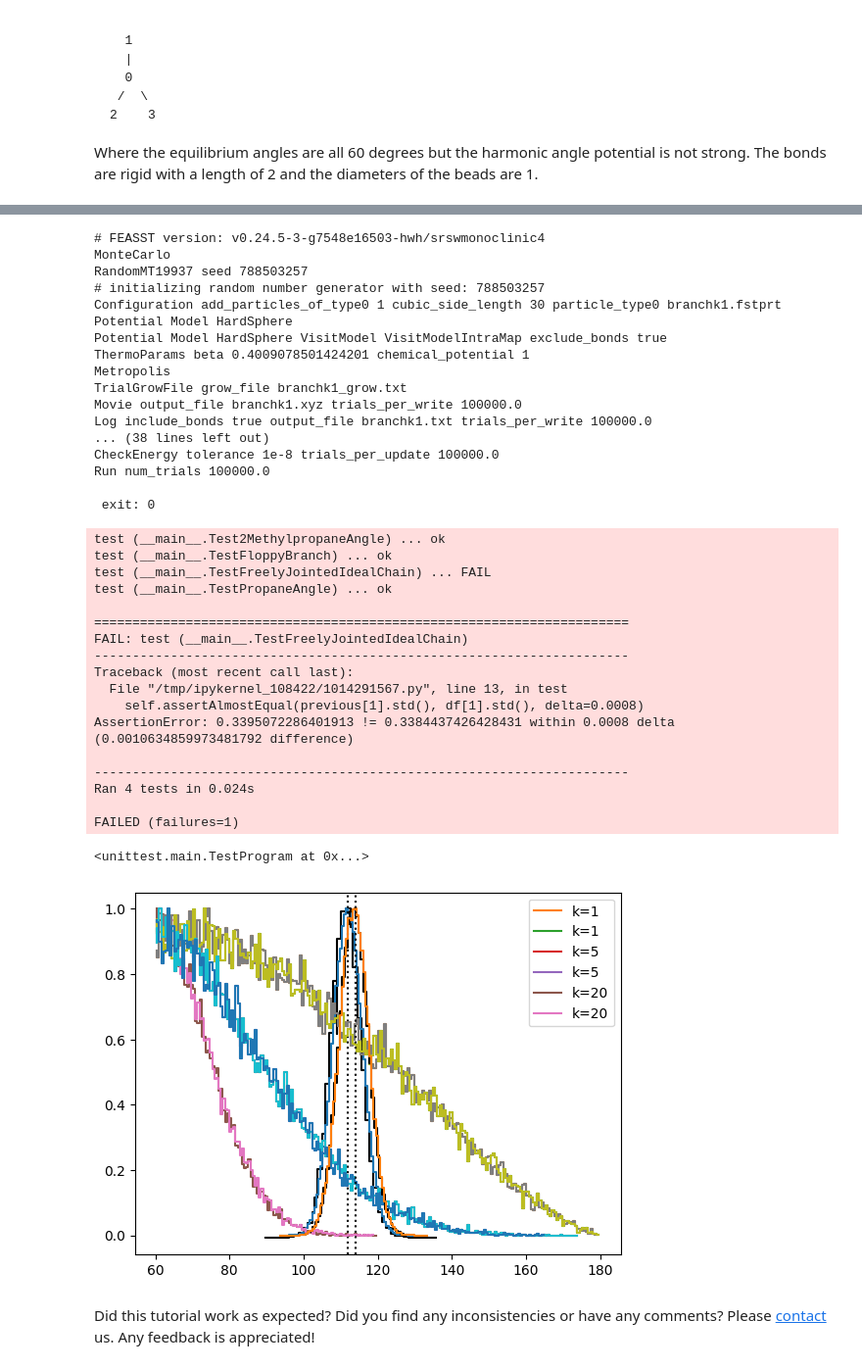
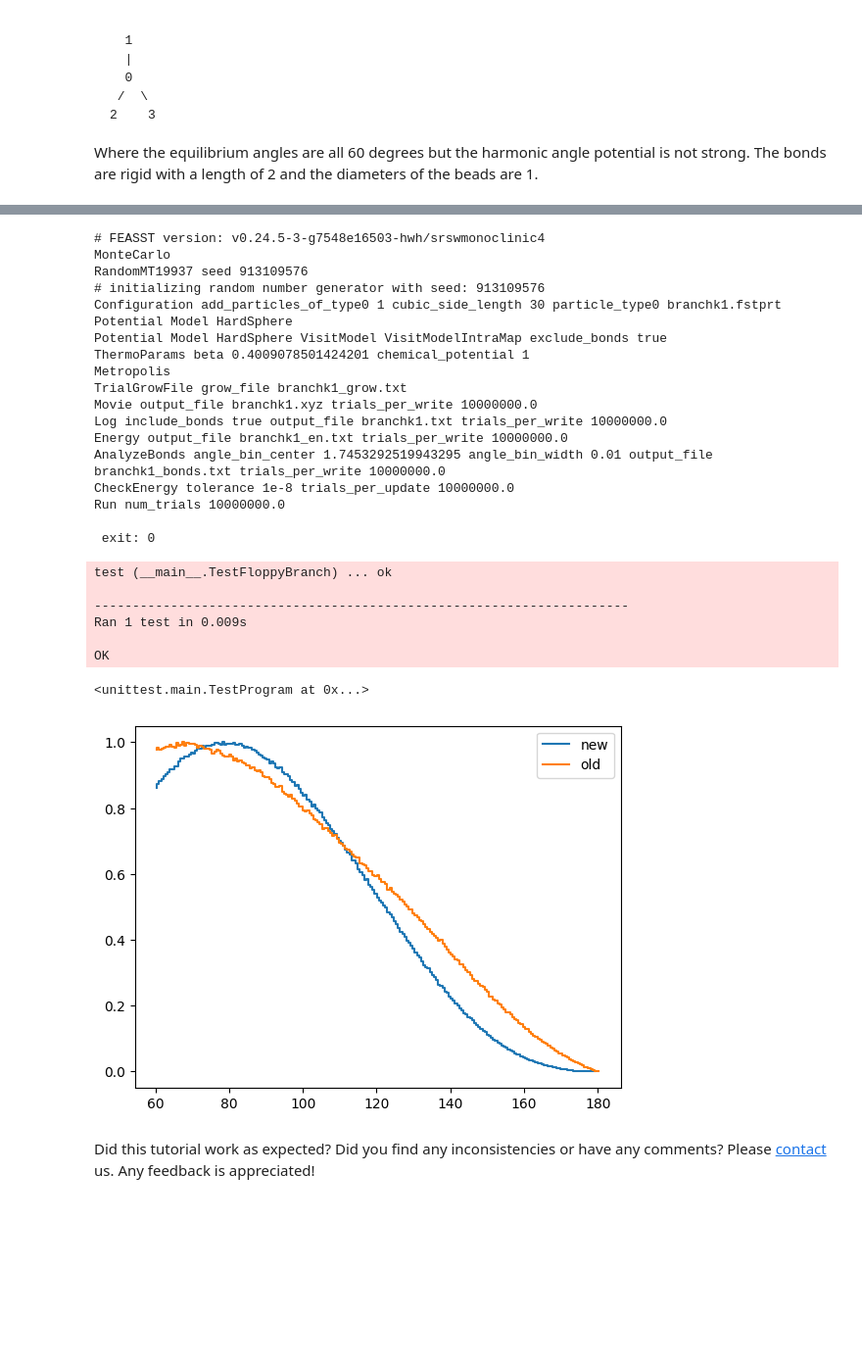
Before and after one commit to hhatch/feasst, a Jupyter notebook: plugin/chain/tutorial/tutorial_5_branching.ipynb, the cells around one changed output, grey strips where cells are left out. Shown at 98% size. Drawn from its saved outputs; the diff is of its cells as text; code cells hidden in the pictures; blank space fills up the shorter version.

```diff
--- a/plugin/chain/tutorial/tutorial_5_branching.ipynb
+++ b/plugin/chain/tutorial/tutorial_5_branching.ipynb
@@ -123,6 +123,7 @@ Run num_trials {production}
     with open('script.log', 'r') as file: print(file.read(), '\n', 'exit:', syscode)
 # %%
 params['prefix'] = params['molecule'] = 'propane'
+params['production'] = params['trials_per'] = 1e7
 run_sim(params)
 # %% [output]
 # FEASST version: v0.24.5-3-g7548e16503-hwh/srswmonoclinic4
@@ -168,5 +169,6 @@ OK
 # %%
 params['prefix'] = params['molecule'] = '2-methylpropane'
+params['production'] = params['trials_per'] = 1e5
 run_sim(params)
 # %% [output]
 # FEASST version: v0.24.5-3-g7548e16503-hwh/srswmonoclinic4
@@ -213,68 +215,59 @@ OK
 # %%
 # run simulations
-ks = [1, 5, 20]
+ks = [1]
 for k in ks:
     params['k'] = k
     params['prefix'] = "branchk" + str(params['k'])
     params['molecule'] = 'floppy_branch'
+    params['production'] = params['trials_per'] = 1e7
     run_sim(params)
 # %% [output]
 # FEASST version: v0.24.5-3-g7548e16503-hwh/srswmonoclinic4
 MonteCarlo
-RandomMT19937 seed 788503257
-# initializing random number generator with seed: 788503257
+RandomMT19937 seed 913109576
+# initializing random number generator with seed: 913109576
 Configuration add_particles_of_type0 1 cubic_side_length 30 particle_type0 branchk1.fstprt
 Potential Model HardSphere
 Potential Model HardSphere VisitModel VisitModelIntraMap exclude_bonds true
 ThermoParams beta 0.4009078501424201 chemical_potential 1
 Metropolis
 TrialGrowFile grow_file branchk1_grow.txt
-Movie output_file branchk1.xyz trials_per_write 100000.0
-Log include_bonds true output_file branchk1.txt trials_per_write 100000.0
-... (38 lines left out)
-CheckEnergy tolerance 1e-8 trials_per_update 100000.0
-Run num_trials 100000.0
+Movie output_file branchk1.xyz trials_per_write 10000000.0
+Log include_bonds true output_file branchk1.txt trials_per_write 10000000.0
+Energy output_file branchk1_en.txt trials_per_write 10000000.0
+AnalyzeBonds angle_bin_center 1.7453292519943295 angle_bin_width 0.01 output_file branchk1_bonds.txt trials_per_write 10000000.0
+CheckEnergy tolerance 1e-8 trials_per_update 10000000.0
+Run num_trials 10000000.0
 
  exit: 0
 # %%
 class TestFloppyBranch(unittest.TestCase):
     def test(self):
         for k in ks:
             params['k'] = k
             update_params(params)
             df = pd.read_csv("branchk"+str(k)+'_bonds.txt', skiprows=10, header=None)
             #print(df)
             #plt.axvline(60, color='black', linestyle='dotted')
             previous = pd.read_csv('../test/data/branchk'+str(k)+'_bonds.txt', skiprows=10, header=None)
             for d in [df, previous]:
                 d[1] /= d[1].max()
             self.assertAlmostEqual(previous[1].mean(), df[1].mean(), delta=0.08)
             self.assertAlmostEqual(previous[1].std(), df[1].std(), delta=0.08)
-            plt.step(df[0]/np.pi*180, df[1], label='k='+str(k))
-            plt.step(previous[0]/np.pi*180, previous[1], label='k='+str(k))
+            plt.step(df[0]/np.pi*180, df[1], label='new')#'k='+str(k))
+            plt.step(previous[0]/np.pi*180, previous[1], label='old')#'k='+str(k))
 
         plt.legend()
 
 unittest.main(argv=[''], verbosity=2, exit=False)
 # %% [output]
-test (__main__.Test2MethylpropaneAngle) ... ok
 test (__main__.TestFloppyBranch) ... ok
-test (__main__.TestFreelyJointedIdealChain) ... FAIL
-test (__main__.TestPropaneAngle) ... ok
-
-======================================================================
-FAIL: test (__main__.TestFreelyJointedIdealChain)
-----------------------------------------------------------------------
-Traceback (most recent call last):
-  File "/tmp/ipykernel_108422/1014291567.py", line 13, in test
-    self.assertAlmostEqual(previous[1].std(), df[1].std(), delta=0.0008)
-AssertionError: 0.3395072286401913 != 0.3384437426428431 within 0.0008 delta (0.0010634859973481792 difference)
 
 ----------------------------------------------------------------------
-Ran 4 tests in 0.024s
+Ran 1 test in 0.009s
 
-FAILED (failures=1)
+OK
 <unittest.main.TestProgram at 0x...>
-[figure, old version]
+[figure, new version]
 # %% [markdown]
 Did this tutorial work as expected? Did you find any inconsistencies or have any comments? Please [contact](../../../CONTACT.rst) us. Any feedback is appreciated!
```
Also changed, not shown: parts of 4 cells of this notebook, 1 other file.
